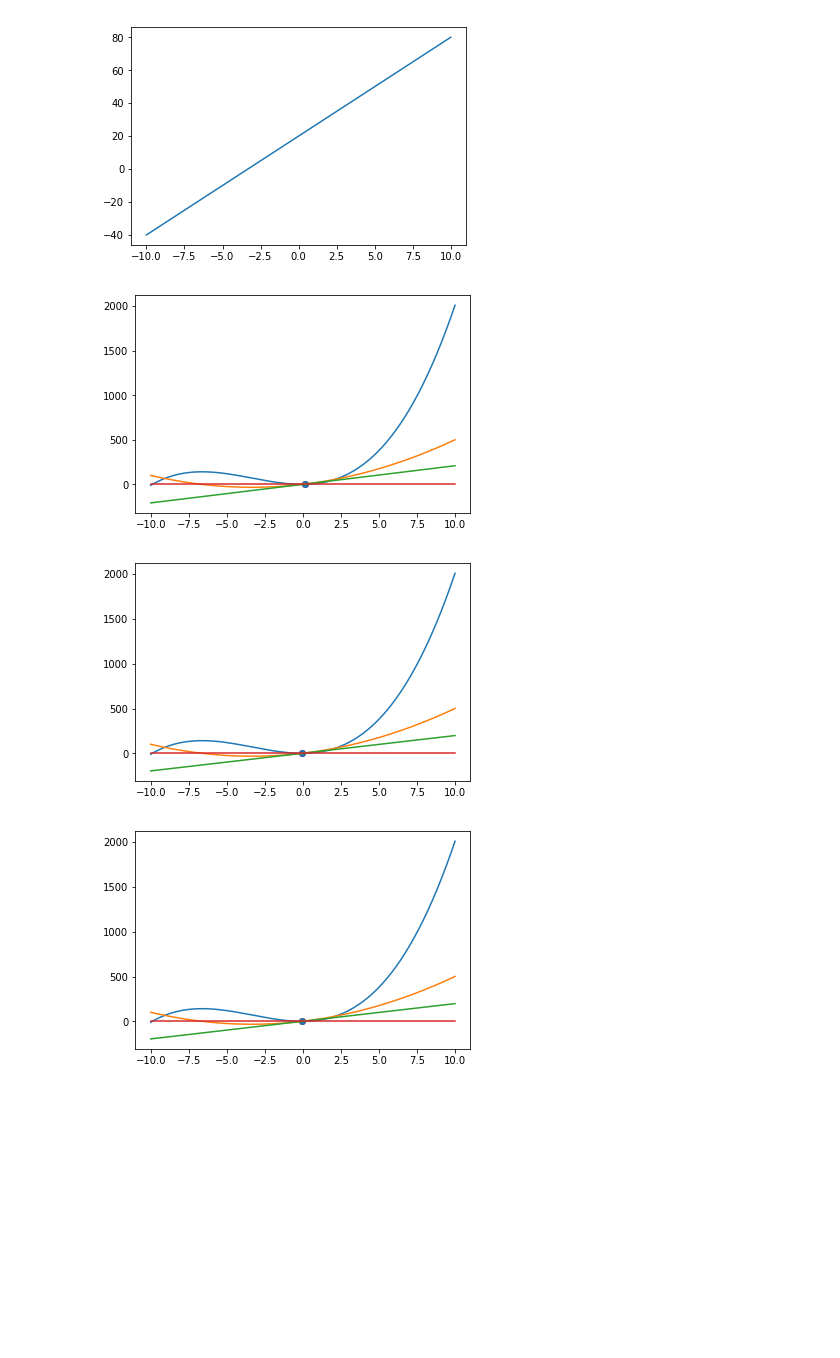
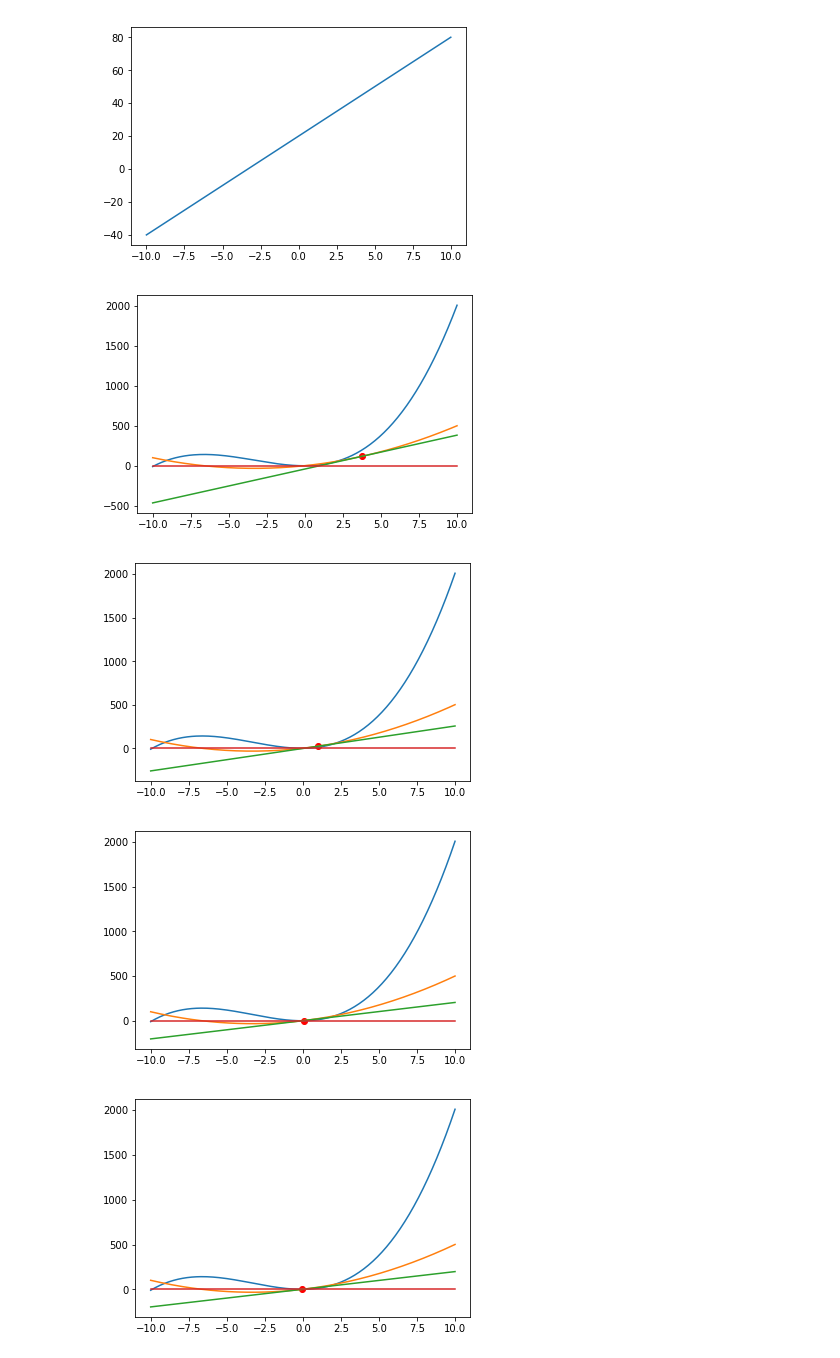
Before and after one commit to matrix-yang/machine_learn_record, a Jupyter notebook: optimization_method/fluxions .ipynb, the cells around one changed output. Saved outputs shown, nothing was run; the diff lists cells and outputs as text; code cells hidden in the pictures; blank space fills up the shorter version.

```diff
--- a/optimization_method/fluxions .ipynb
+++ b/optimization_method/fluxions .ipynb
@@ -35,18 +35,18 @@ plt.show()
 # %% [output]
 [figure]
 # %%
-s=-1
+s=10
 while(True):
     s=s-f1(s)/f2(s)
     plt.plot(xs,np.array([f(x) for x in xs]))
     plt.plot(xs,np.array([f1(x) for x in xs]))
     plt.plot(xs,np.array([f1_tengent(x,s) for x in xs]))
     plt.plot(xs,np.array([0 for x in xs]))
     plt.scatter(s,f1(s),c='red')
-    plt.scatter(s,f1(s))
     plt.show()
     if (abs(f1(s))<0.1):break;
 # %% [output]
-[figure, old version]
+[figure, new version]
-[figure, old version]
+[figure, new version]
-[figure, old version]
+[figure, new version]
+[figure, added]
```
Also changed, not shown: parts of 1 cell of this notebook.
